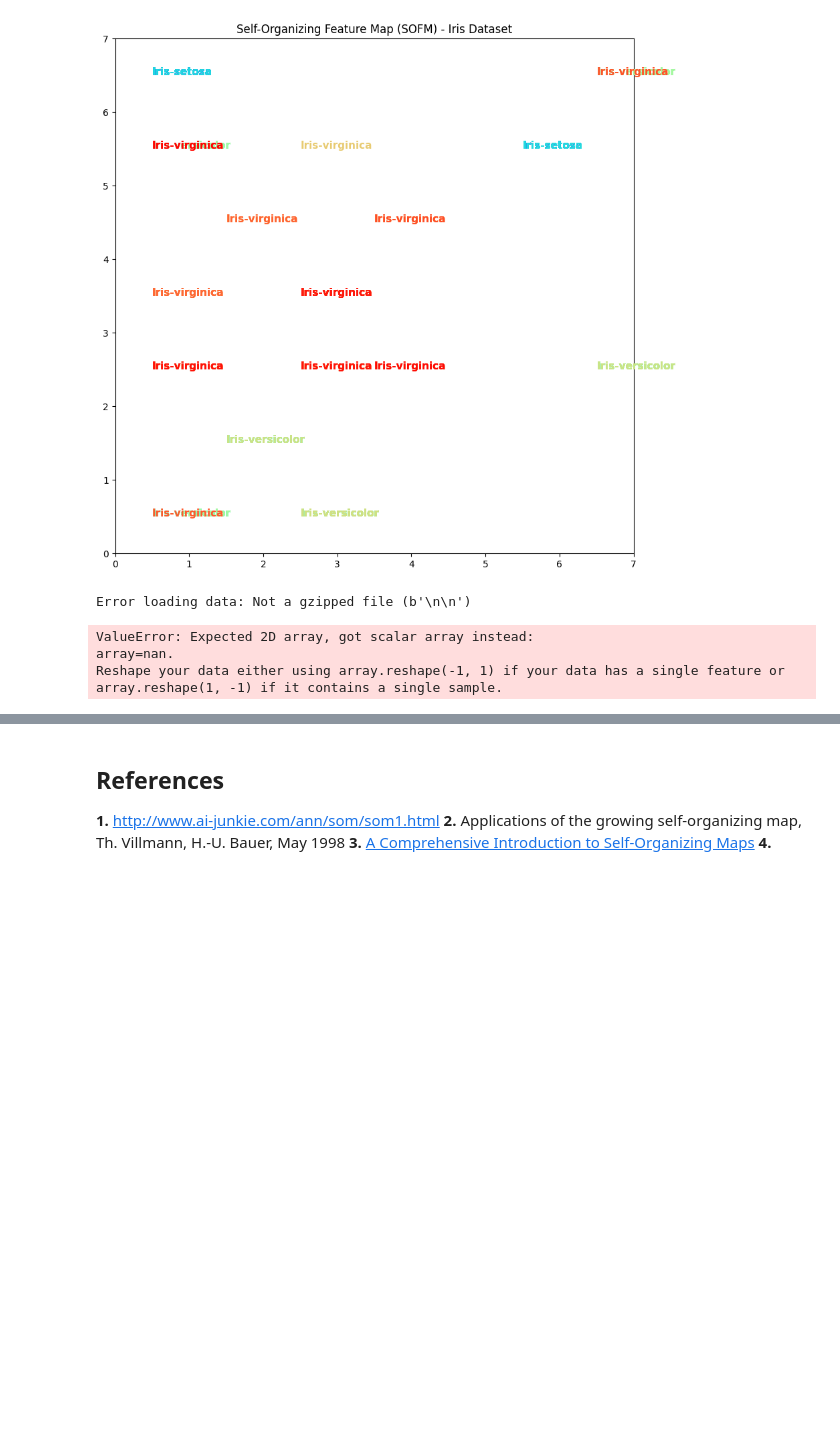
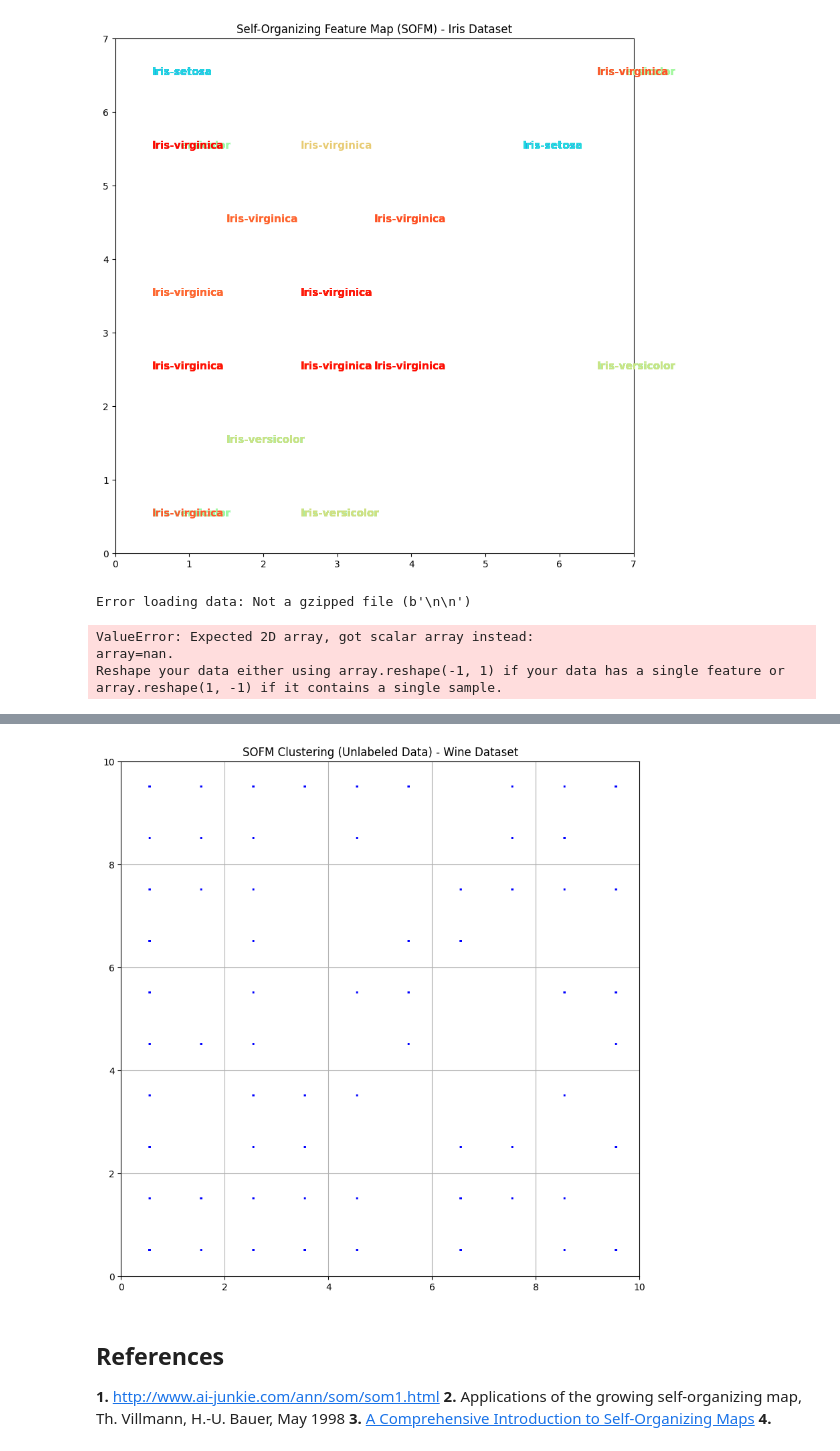
Before and after one commit to OOiiOOiiOO/SOFM_FUM, a Jupyter notebook: SOFM.ipynb, the cells around one changed output, grey strips where cells are left out. Cells and saved outputs as stored; diff of their text form; code cells hidden in the pictures; blank space fills up the shorter version.

```diff
--- a/SOFM.ipynb
+++ b/SOFM.ipynb
@@ -691,3 +674,77 @@ plt.show()
+# %%
+import numpy as np
+import pandas as pd
+import matplotlib.pyplot as plt
+from sklearn.preprocessing import StandardScaler
+
+# Load the dataset (without labels)
+url = "https://archive.ics.uci.edu/ml/machine-learning-databases/wine/wine.data"
+data = pd.read_csv(url, header=None)
+
+# Extract features (assuming the first column contains labels that we are ignoring)
+X = data.iloc[:, 1:].values  # Ignore the first column if it's a label or use entire data if unlabeled
+
+# Standardize the data
+scaler = StandardScaler()
+X_scaled = scaler.fit_transform(X)
+
+# Initialize parameters for SOFM
+map_size = 10  # Size of the SOM grid
+input_len = X_scaled.shape[1]  # Number of features in the dataset
+learning_rate = 0.5  # Initial learning rate
+sigma_initial = map_size / 2  # Initial neighborhood radius
+max_iterations = 100  # Number of iterations
+
+# Randomly initialize weights of the SOM
+weights = np.random.random((map_size, map_size, input_len))
+
+# Function to find the Best Matching Unit (BMU)
+def find_bmu(x, weights):
+    # Compute the Euclidean distance between input x and each neuron in the grid
+    distances = np.linalg.norm(weights - x, axis=-1)
+    return np.unravel_index(np.argmin(distances), distances.shape)
+
+# Function to calculate the neighborhood function (Gaussian)
+def neighborhood_function(bmu, iteration, map_size, sigma_initial, max_iterations):
+    sigma = sigma_initial * np.exp(-iteration / (max_iterations / np.log(sigma_initial)))
+    grid = np.indices((map_size, map_size)).T
+    distances = np.linalg.norm(grid - np.array(bmu), axis=-1)
+    return np.exp(-distances**2 / (2 * (sigma ** 2)))
+
+# Training the SOFM
+for iteration in range(max_iterations):
+    # Select a random sample from the dataset
+    x = X_scaled[np.random.randint(0, X_scaled.shape[0])]
+
+    # Find the BMU for the selected sample
+    bmu = find_bmu(x, weights)
+
+    # Compute the neighborhood function for all neurons
+    neighborhood = neighborhood_function(bmu, iteration, map_size, sigma_initial, max_iterations)
+
+    # Learning rate decay
+    lr = learning_rate * np.exp(-iteration / max_iterations)
+
+    # Update the weights for BMU and its neighbors
+    for i in range(map_size):
+        for j in range(map_size):
+            weights[i, j] += lr * neighborhood[i, j] * (x - weights[i, j])
+
+# Mapping the data to the 2D SOM grid
+mapped_data = np.array([find_bmu(x, weights) for x in X_scaled])
+
+# Plot the resulting SOM
+plt.figure(figsize=(10, 10))
+for i, (x, y) in enumerate(mapped_data):
+    plt.text(x + 0.5, y + 0.5, '.', fontsize=12, color='blue', fontdict={'weight': 'bold'})  # Changed 'size' to 'fontsize'
+
+plt.xlim([0, map_size])
+plt.ylim([0, map_size])
+plt.title('SOFM Clustering (Unlabeled Data) - Wine Dataset')
+plt.grid(True)
+plt.show()
+# %% [output]
+[figure, added]
 # %% [markdown]
 ## References
 **1.** http://www.ai-junkie.com/ann/som/som1.html
```
Also changed, not shown: parts of 2 cells of this notebook.
